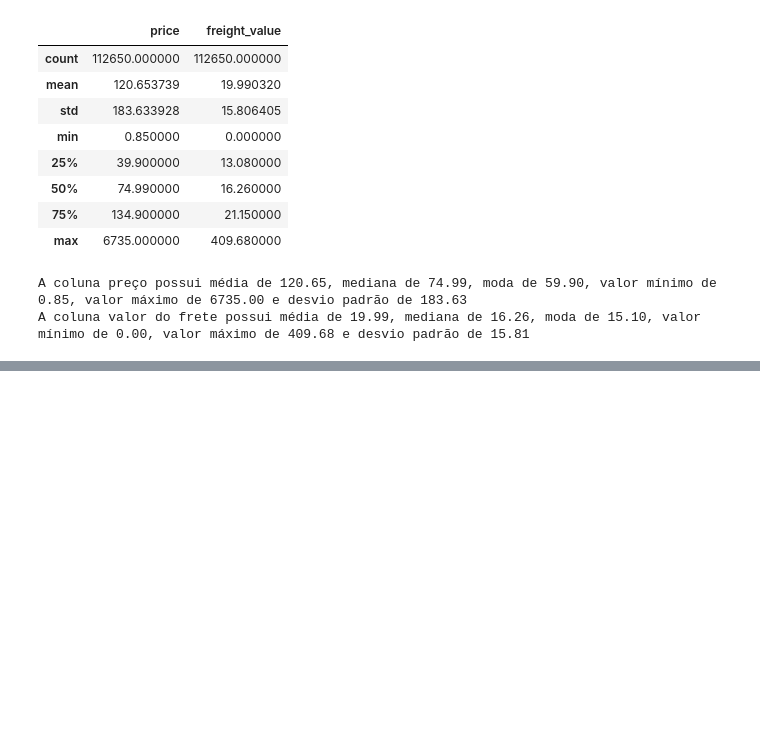
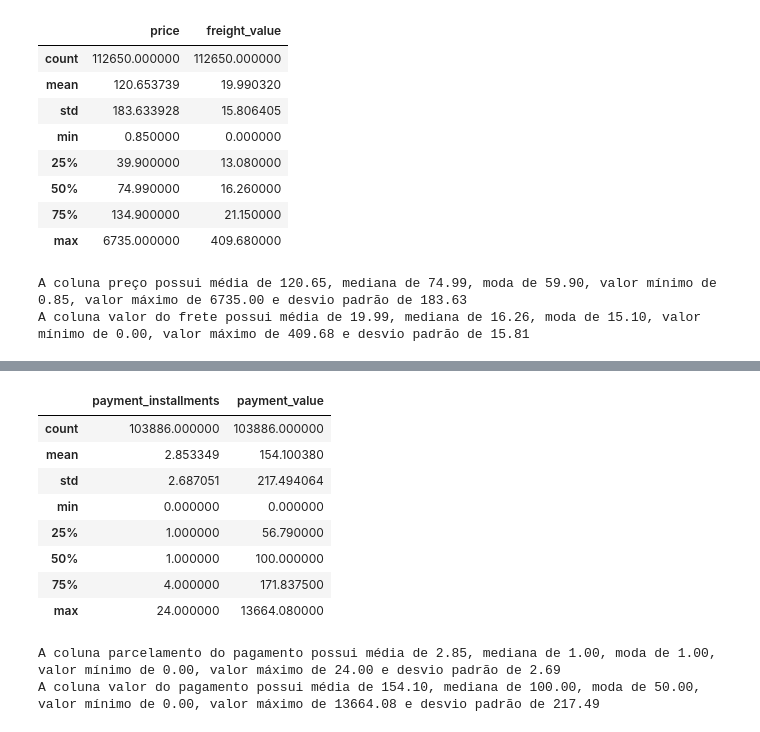
Before and after one commit to RayVilaca/Bootcamp-Data-Science-Ada, a Jupyter notebook: projetos-conclusao-modulo/modulo2/projeto.ipynb, the cells around one changed output, grey strips where cells are left out. Cells and saved outputs as stored; diff of their text form; code cells hidden in the pictures; blank space fills up the shorter version.

```diff
--- a/projetos-conclusao-modulo/modulo2/projeto.ipynb
+++ b/projetos-conclusao-modulo/modulo2/projeto.ipynb
@@ -221,0 +286,18 @@ A coluna valor do frete possui média de 19.99, mediana de 16.26, moda de 15.10,
+# %%
+pedido_pagamentos[['payment_installments', 'payment_value']].describe()
+# %% [output]
+|  | payment_installments | payment_value |
+| count | 103886.000000 | 103886.000000 |
+| mean | 2.853349 | 154.100380 |
+| std | 2.687051 | 217.494064 |
+| min | 0.000000 | 0.000000 |
+| 25% | 1.000000 | 56.790000 |
+| 50% | 1.000000 | 100.000000 |
+| 75% | 4.000000 | 171.837500 |
+| max | 24.000000 | 13664.080000 |
+# %%
+print(f"A coluna parcelamento do pagamento possui média de {pedido_pagamentos['payment_installments'].mean():.2f}, mediana de {pedido_pagamentos['payment_installments'].median():.2f}, moda de {pedido_pagamentos['payment_installments'].mode()[0]:.2f}, valor mínimo de {pedido_pagamentos['payment_installments'].min():.2f}, valor máximo de {pedido_pagamentos['payment_installments'].max():.2f} e desvio padrão de {pedido_pagamentos['payment_installments'].std():.2f}")
+print(f"A coluna valor do pagamento possui média de {pedido_pagamentos['payment_value'].mean():.2f}, mediana de {pedido_pagamentos['payment_value'].median():.2f}, moda de {pedido_pagamentos['payment_value'].mode()[0]:.2f}, valor mínimo de {pedido_pagamentos['payment_value'].min():.2f}, valor máximo de {pedido_pagamentos['payment_value'].max():.2f} e desvio padrão de {pedido_pagamentos['payment_value'].std():.2f}")
+# %% [output]
+A coluna parcelamento do pagamento possui média de 2.85, mediana de 1.00, moda de 1.00, valor mínimo de 0.00, valor máximo de 24.00 e desvio padrão de 2.69
+A coluna valor do pagamento possui média de 154.10, mediana de 100.00, moda de 50.00, valor mínimo de 0.00, valor máximo de 13664.08 e desvio padrão de 217.49
```
Also changed, not shown: parts of 7 cells of this notebook.
